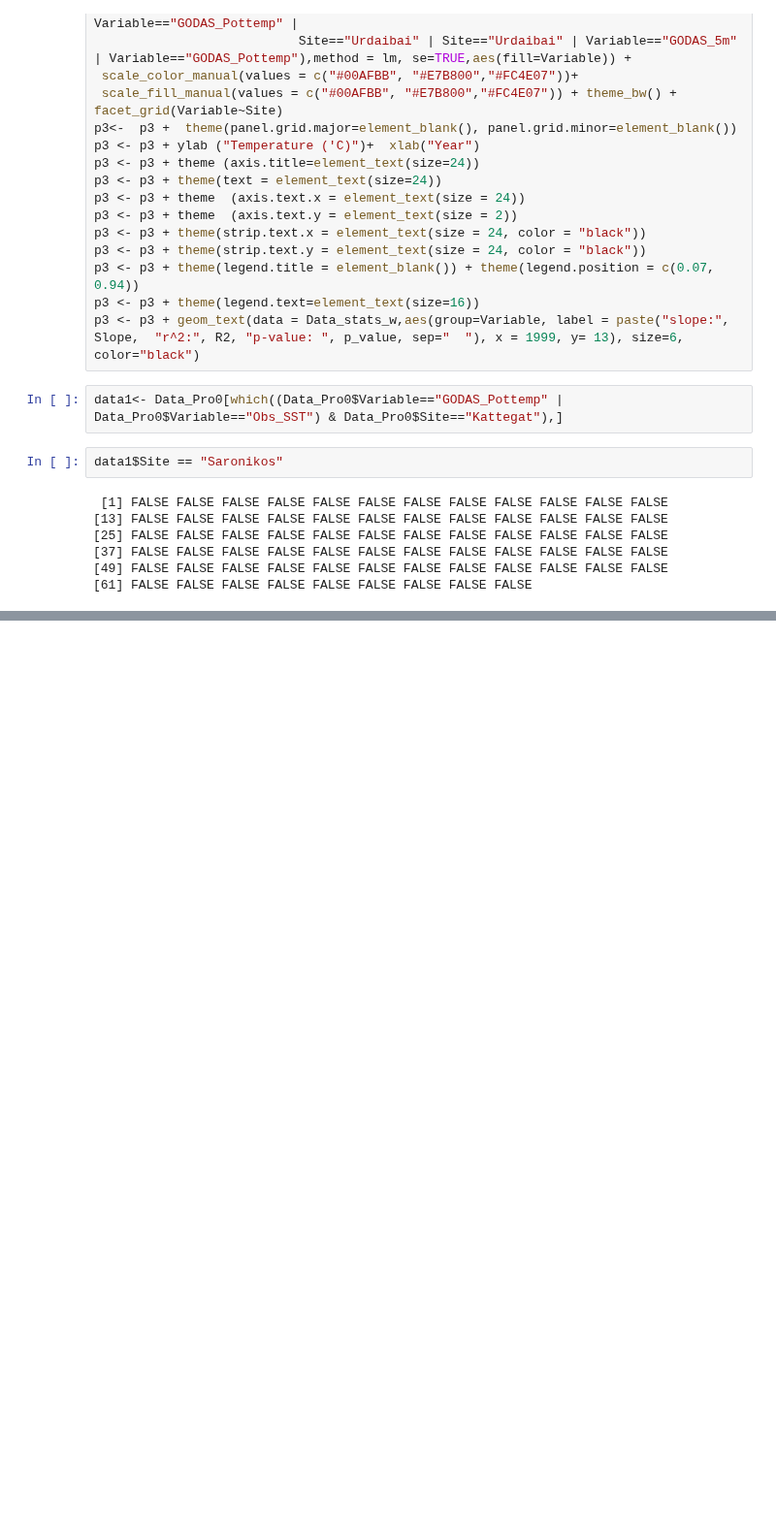
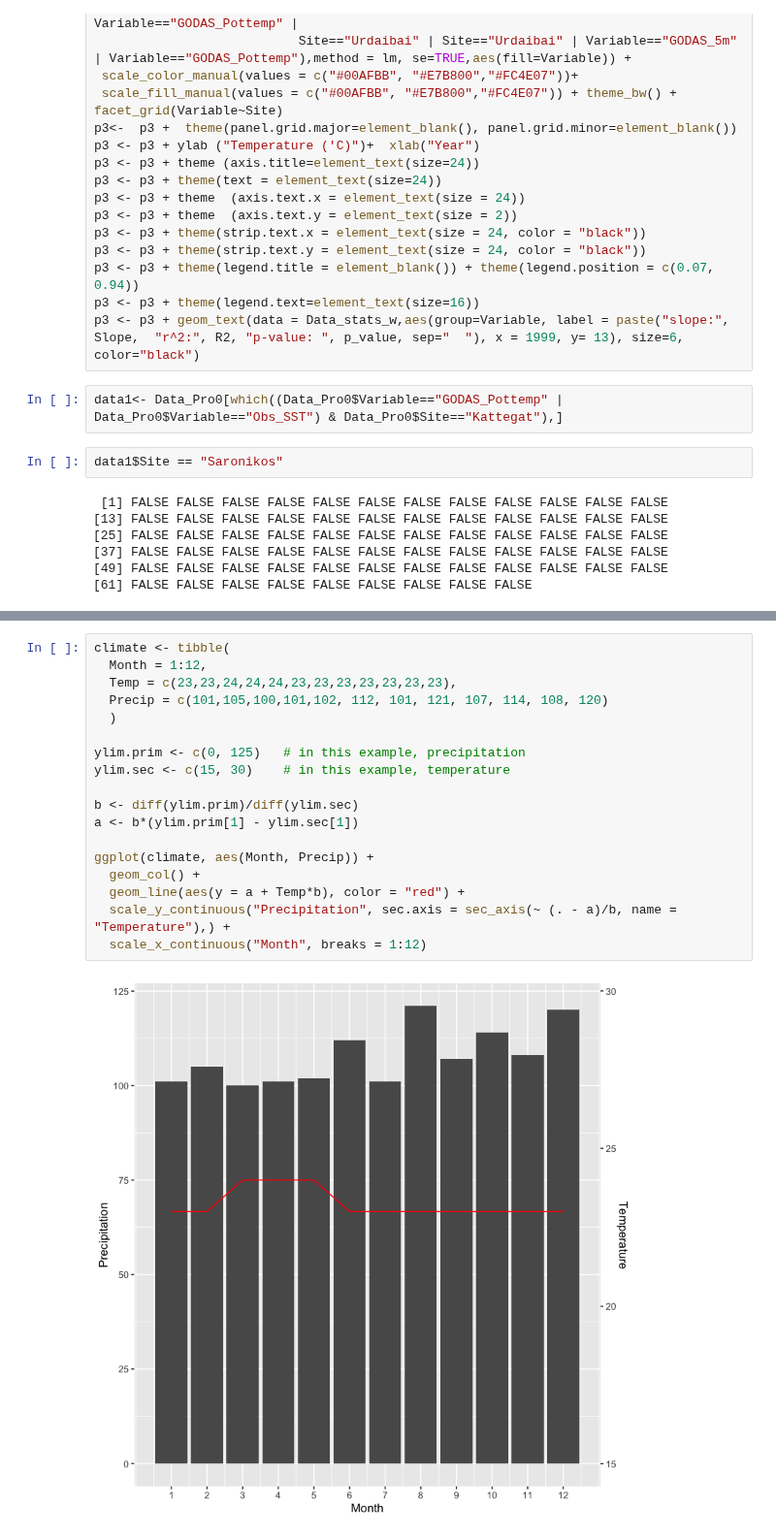
Before and after one commit to ben1post/BennyPhD, a Jupyter notebook: CaRiaco/SCRIPPS/MODEL_DATA/R_Lab.ipynb, the cells around one changed output, grey strips where cells are left out. Shown at 97% size. Saved outputs shown, nothing was run; the diff lists cells and outputs as text; blank space fills up the shorter version.

```diff
--- a/CaRiaco/SCRIPPS/MODEL_DATA/R_Lab.ipynb
+++ b/CaRiaco/SCRIPPS/MODEL_DATA/R_Lab.ipynb
@@ -62,0 +77,20 @@ data1$Site == "Saronikos"
+# %%
+climate <- tibble(
+  Month = 1:12,
+  Temp = c(23,23,24,24,24,23,23,23,23,23,23,23),
+  Precip = c(101,105,100,101,102, 112, 101, 121, 107, 114, 108, 120)
+  )
+
+ylim.prim <- c(0, 125)   # in this example, precipitation
+ylim.sec <- c(15, 30)    # in this example, temperature
+
+b <- diff(ylim.prim)/diff(ylim.sec)
+a <- b*(ylim.prim[1] - ylim.sec[1])
+
+ggplot(climate, aes(Month, Precip)) +
+  geom_col() +
+  geom_line(aes(y = a + Temp*b), color = "red") +
+  scale_y_continuous("Precipitation", sec.axis = sec_axis(~ (. - a)/b, name = "Temperature"),) +
+  scale_x_continuous("Month", breaks = 1:12)
+# %% [output]
+[figure, added]
```
Also changed, not shown: parts of 6 cells of this notebook, 5 other files.
